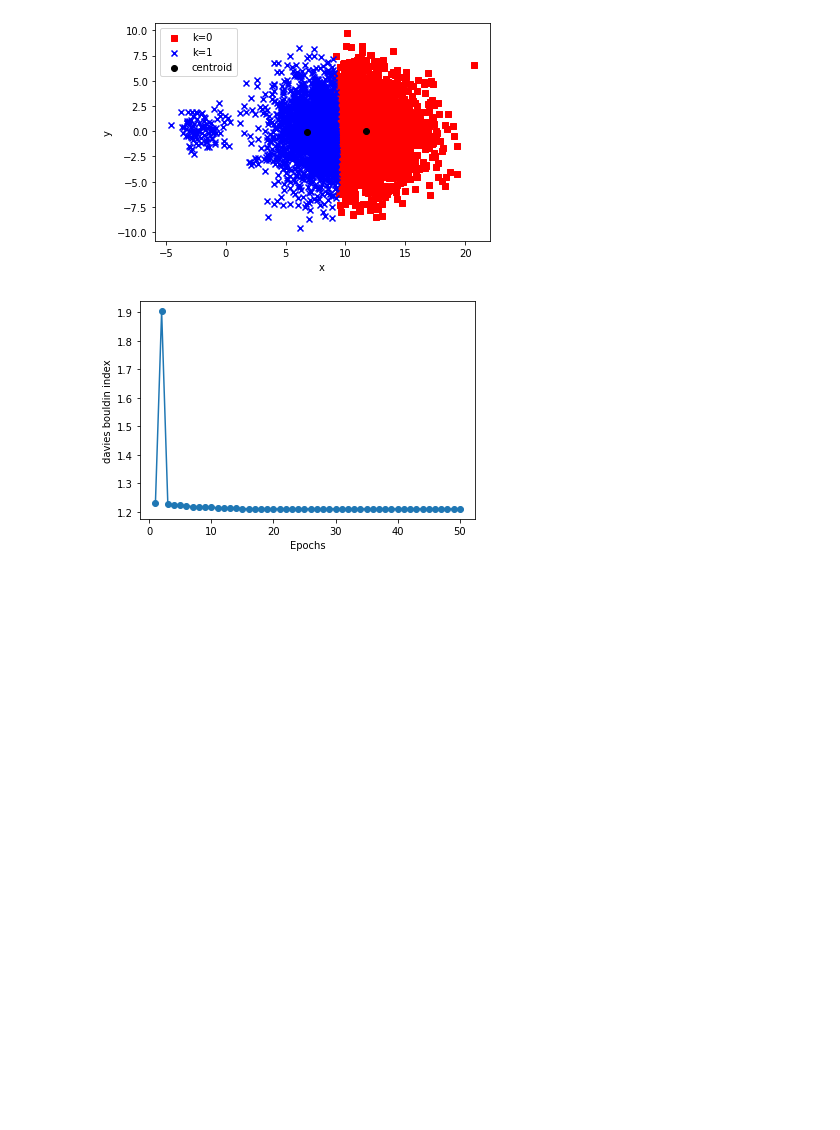
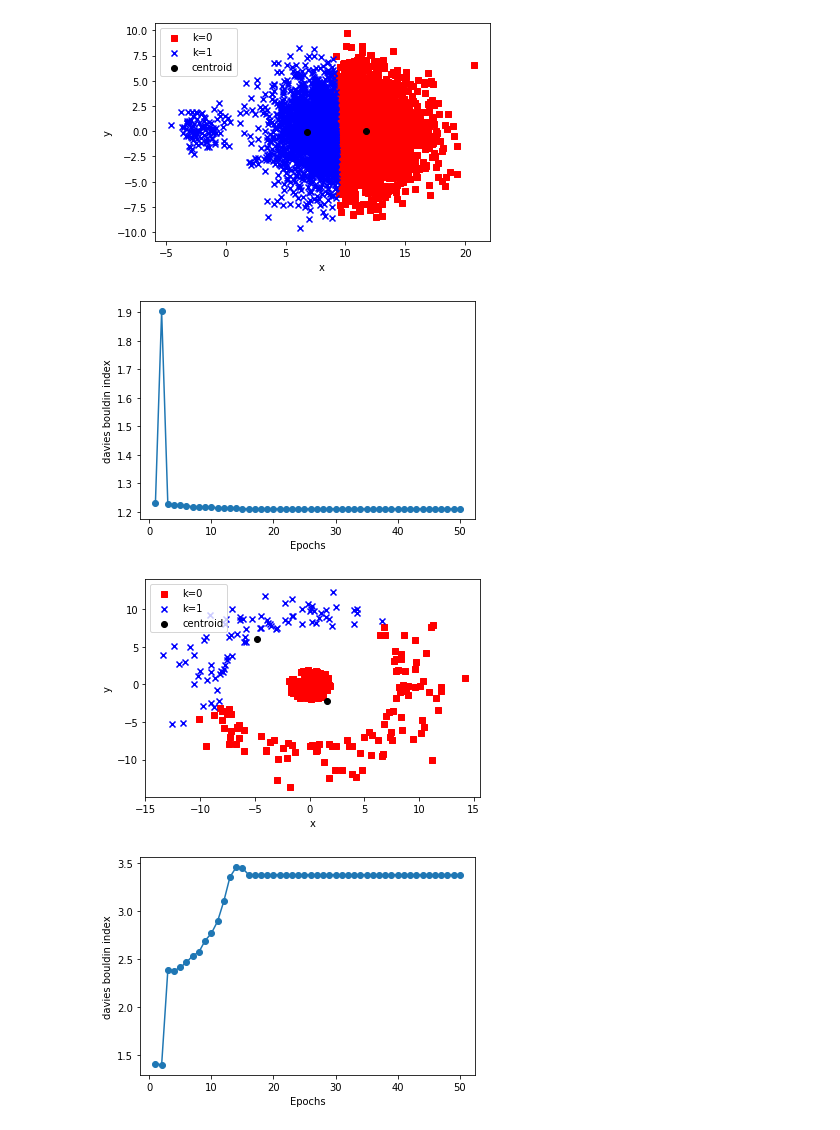
Before and after one commit to 9231058/ML-Homework, a Jupyter notebook: HW-4/P3.ipynb, the cells around one changed output. Saved outputs shown, nothing was run; the diff lists cells and outputs as text; code cells hidden in the pictures; blank space fills up the shorter version.

```diff
--- a/HW-4/P3.ipynb
+++ b/HW-4/P3.ipynb
@@ -1,16 +7,14 @@
+# %%
+import pandas as pd
+
+# reads data from the given csv
+df1 = pd.read_csv('data_kmeans_1.csv', header=None)
+df4 = pd.read_csv('data_kmeans_4.csv', header=None)
 # %%
 from k_means import KMeans
 
-import numpy as np
-import matplotlib.pyplot as plt
-import pandas as pd
-
-colors = ('red', 'blue', 'lightgreen', 'gray', 'cyan')
-markers = ('s', 'x', 'o', '^', 'v')
-
-# reads data from the given csv and loads it into ndarray
-df = pd.read_csv('data_kmeans_1.csv', header=None)
-X = df.values
+# loads data to ndarray
+X = df1.values
 
 # initiates k-means algorithm
 k = 2
@@ -27,7 +31,6 @@ plt.ylabel('y')
 plt.legend(loc='upper left')
 plt.show()
 
-
 plt.plot(range(1, len(km.dbi) + 1), km.dbi, marker='o')
 plt.xlabel('Epochs')
 plt.ylabel('davies bouldin index')
@@ -35,3 +38,32 @@ plt.show()
 # %% [output]
 [figure]
 [figure]
+# %%
+from k_means import KMeans
+
+# loads data to ndarray
+X = df4.values
+
+# initiates k-means algorithm
+k = 2
+km = KMeans(k=k, n_iter=50)
+km.fit(X)
+
+# draw the points on the plot
+for cl in range(k):
+    plt.scatter(X[km._labels == cl,0], X[km._labels == cl,1], color=colors[cl], marker=markers[cl], label=f'k={cl}')
+plt.scatter(km._centroids[:,0], km._centroids[:,1], color='black', label='centroid')
+
+plt.xlabel('x')
+plt.ylabel('y')
+plt.legend(loc='upper left')
+plt.show()
+
+
+plt.plot(range(1, len(km.dbi) + 1), km.dbi, marker='o')
+plt.xlabel('Epochs')
+plt.ylabel('davies bouldin index')
+plt.show()
+# %% [output]
+[figure, added]
+[figure, added]
```
Also changed, not shown: parts of 3 cells of this notebook.
